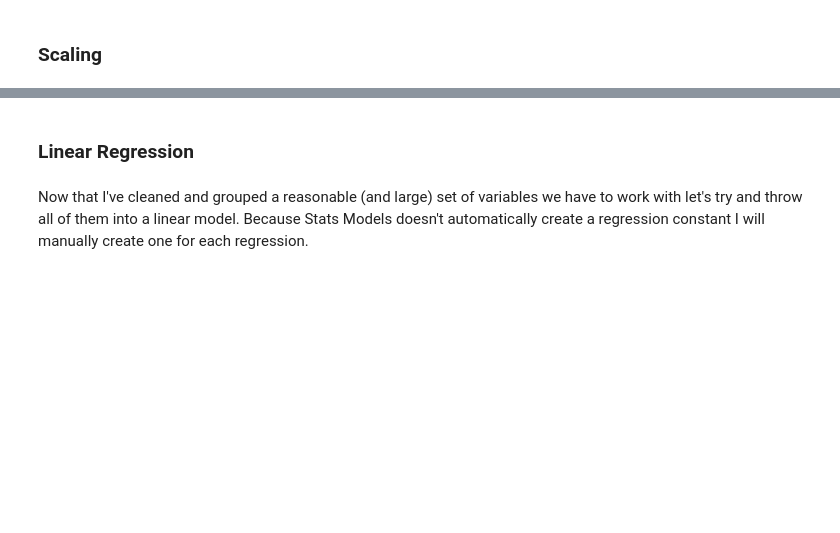
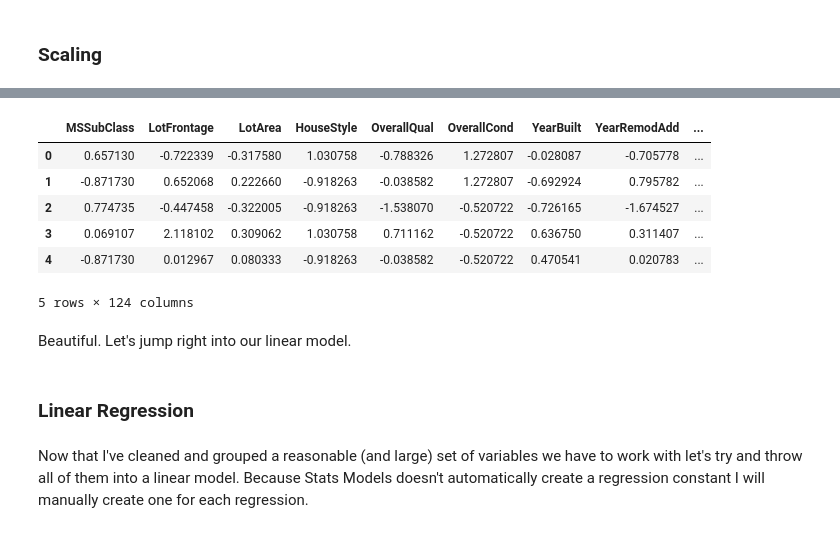
Before and after one commit to broad32/byu_econ_applied_machine_learning, a Jupyter notebook: homeworks/Homework_#2.ipynb, the cells around one changed output, grey strips where cells are left out. Saved outputs shown, nothing was run; the diff lists cells and outputs as text; code cells hidden in the pictures; blank space fills up the shorter version.

```diff
--- a/homeworks/Homework_#2.ipynb
+++ b/homeworks/Homework_#2.ipynb
@@ -491,3 +468,15 @@ X_train, X_test, y_train, y_test = train_test_split(train, train['SalePrice'], t
+# %%
+X_train.head()
+# %% [output]
+|  | MSSubClass | LotFrontage | LotArea | HouseStyle | OverallQual | OverallCond | YearBuilt | YearRemodAdd | ... |
+| 0 | 0.657130 | -0.722339 | -0.317580 | 1.030758 | -0.788326 | 1.272807 | -0.028087 | -0.705778 | ... |
+| 1 | -0.871730 | 0.652068 | 0.222660 | -0.918263 | -0.038582 | 1.272807 | -0.692924 | 0.795782 | ... |
+| 2 | 0.774735 | -0.447458 | -0.322005 | -0.918263 | -1.538070 | -0.520722 | -0.726165 | -1.674527 | ... |
+| 3 | 0.069107 | 2.118102 | 0.309062 | 1.030758 | 0.711162 | -0.520722 | 0.636750 | 0.311407 | ... |
+| 4 | -0.871730 | 0.012967 | 0.080333 | -0.918263 | -0.038582 | -0.520722 | 0.470541 | 0.020783 | ... |
+5 rows × 124 columns
+# %% [markdown]
+Beautiful.  Let's jump right into our linear model.
 # %% [markdown]
 ### **Linear Regression**
 # %% [markdown]
```
Also changed, not shown: parts of 78 cells of this notebook.
